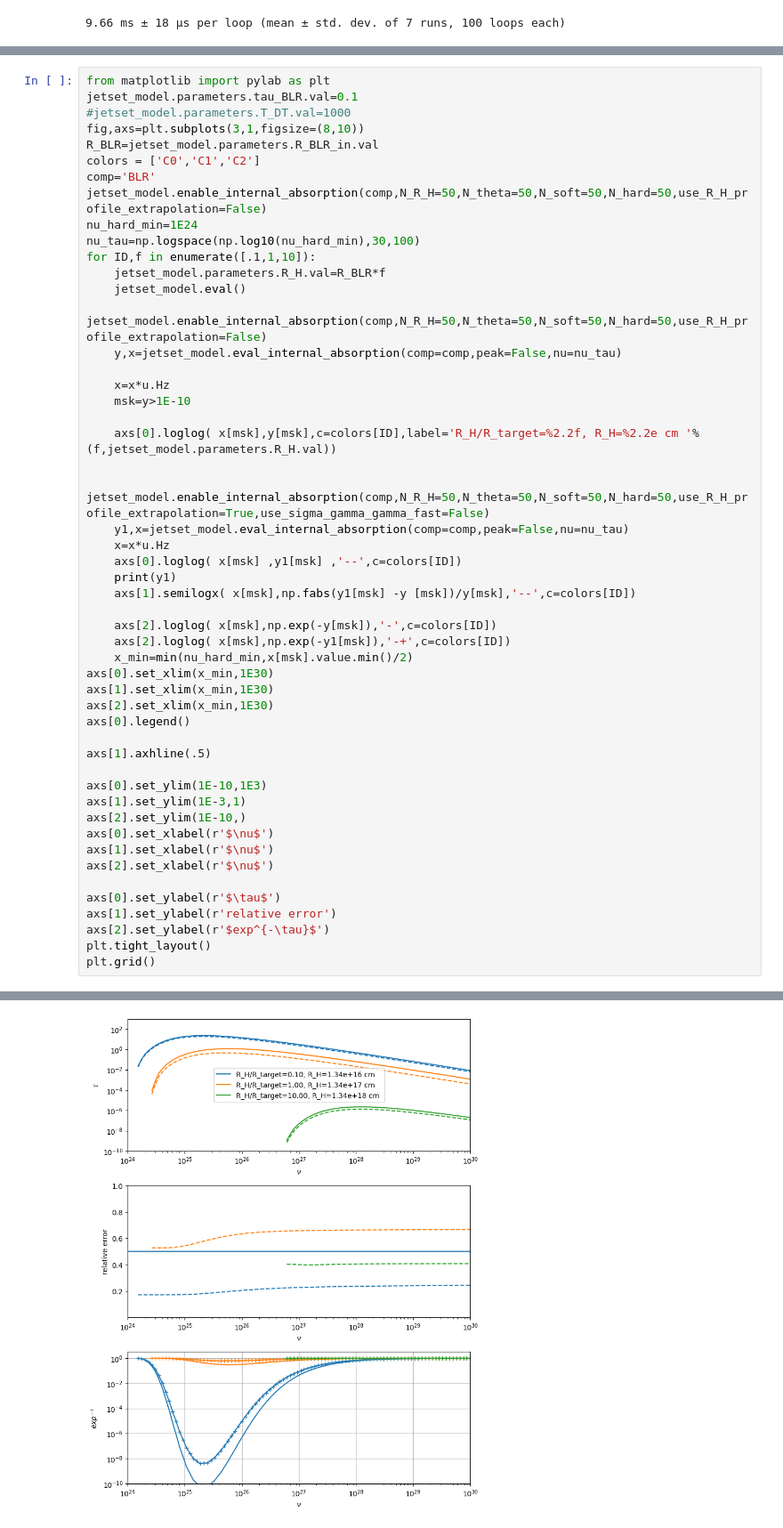
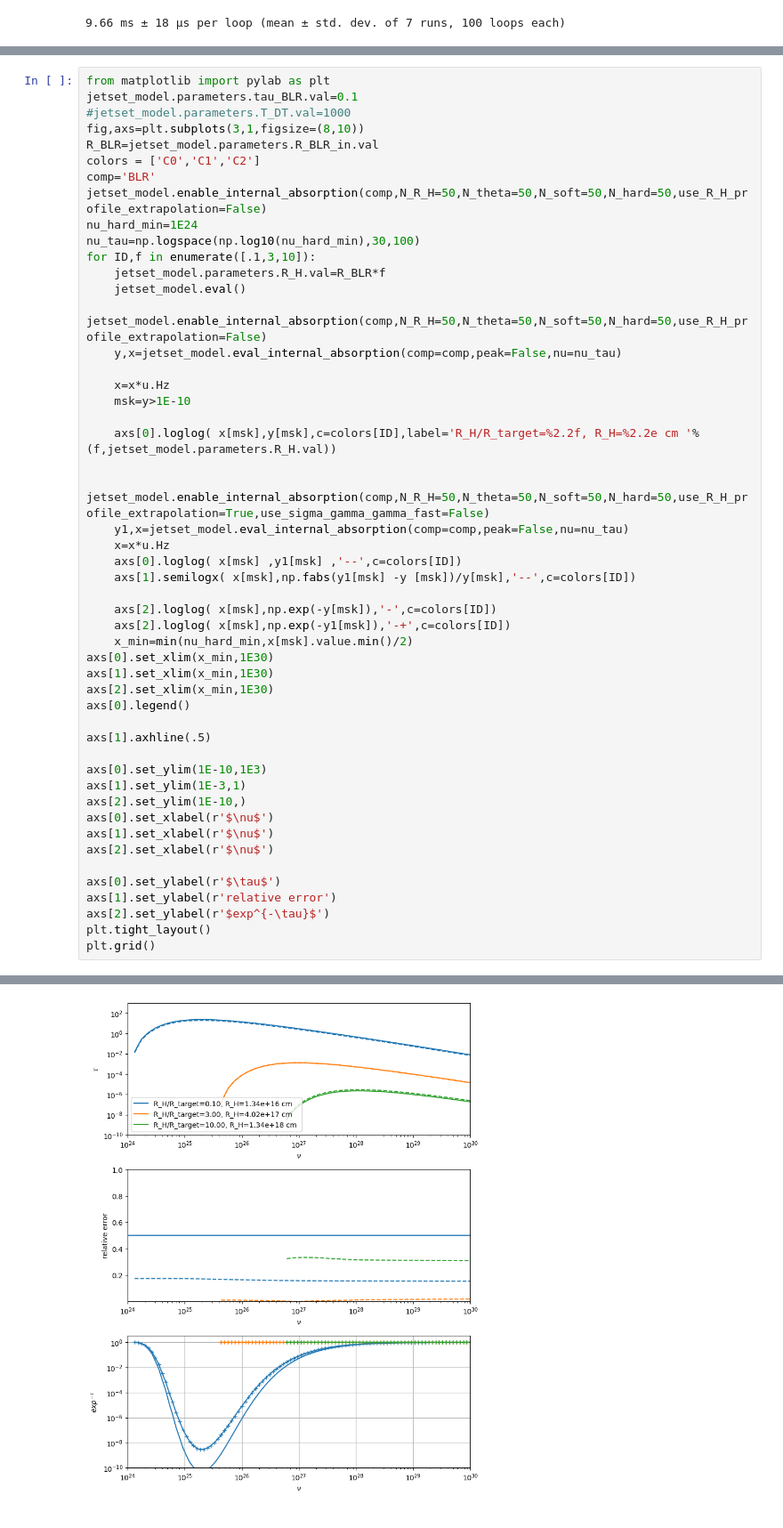
Before and after one commit to andreatramacere/jetset, a Jupyter notebook: doc/documentation_notebooks/notebooks/internal_abs/int_abs.ipynb, the cells around one changed output, grey strips where cells are left out. Shown at 89% size. Drawn from its saved outputs; the diff is of its cells as text.

```diff
--- a/doc/documentation_notebooks/notebooks/internal_abs/int_abs.ipynb
+++ b/doc/documentation_notebooks/notebooks/internal_abs/int_abs.ipynb
@@ -295,7 +295,7 @@ comp='BLR'
 jetset_model.enable_internal_absorption(comp,N_R_H=50,N_theta=50,N_soft=50,N_hard=50,use_R_H_profile_extrapolation=False)
 nu_hard_min=1E24
 nu_tau=np.logspace(np.log10(nu_hard_min),30,100)
-for ID,f in enumerate([.1,1,10]):
+for ID,f in enumerate([.1,3,10]):
     jetset_model.parameters.R_H.val=R_BLR*f
     jetset_model.eval()
     jetset_model.enable_internal_absorption(comp,N_R_H=50,N_theta=50,N_soft=50,N_hard=50,use_R_H_profile_extrapolation=False)
@@ -310,7 +310,6 @@ for ID,f in enumerate([.1,1,10]):
     y1,x=jetset_model.eval_internal_absorption(comp=comp,peak=False,nu=nu_tau)
     x=x*u.Hz
     axs[0].loglog( x[msk] ,y1[msk] ,'--',c=colors[ID])
-    print(y1)
     axs[1].semilogx( x[msk],np.fabs(y1[msk] -y [msk])/y[msk],'--',c=colors[ID])
 
     axs[2].loglog( x[msk],np.exp(-y[msk]),'-',c=colors[ID])
@@ -356,4 +338,4 @@ plt.grid()
-[figure, old version]
+[figure, new version]
 # %%
 from matplotlib import pylab as plt
 #jetset_model.parameters.T_DT.val=1000
```
Also changed, not shown: parts of 9 cells of this notebook, 3 other files.
